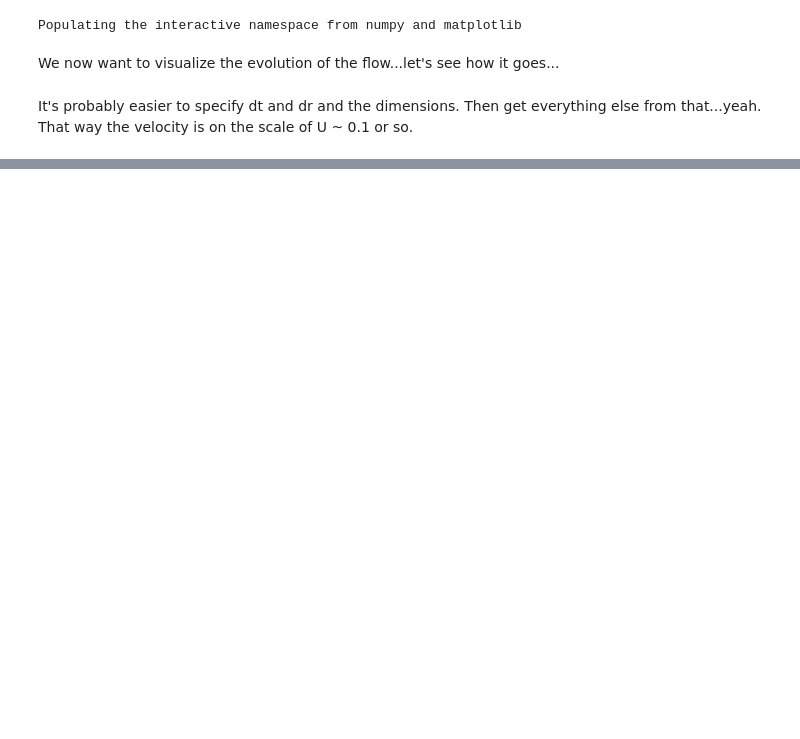
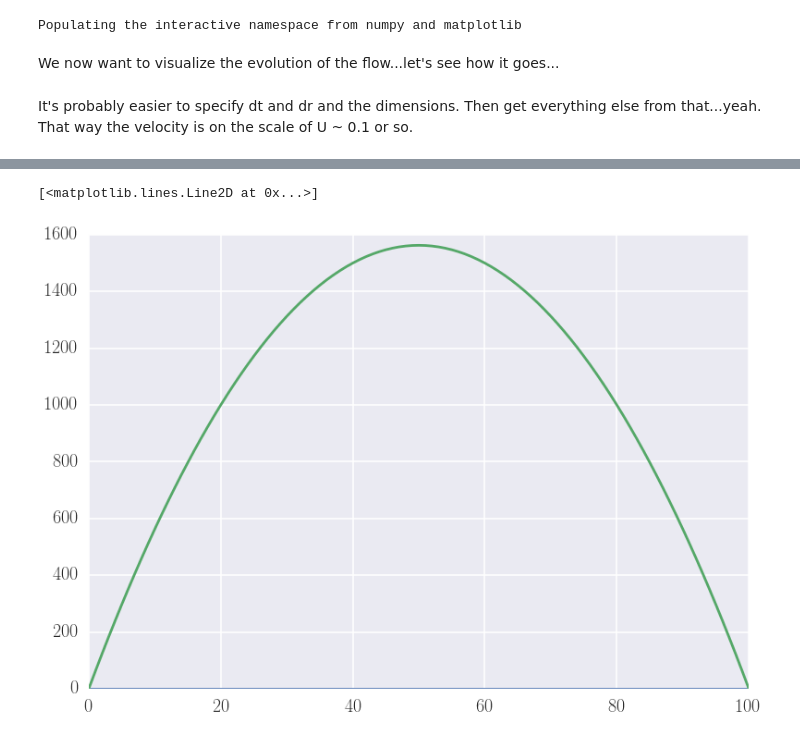
Before and after one commit to latticeboltzmann/2d-lb, a Jupyter notebook: testing/visualizing_pipe_flow_04.ipynb, the cells around one changed output, grey strips where cells are left out. Drawn from its saved outputs; the diff is of its cells as text; code cells hidden in the pictures; blank space fills up the shorter version.

```diff
--- a/testing/visualizing_pipe_flow_04.ipynb
+++ b/testing/visualizing_pipe_flow_04.ipynb
@@ -100,0 +106,12 @@ Cool. Let's say that we have constant input on the left and constant output on t
+# %%
+dp_dx = (P_inlet - P_outlet)/length
+r = np.arange(sim.ny)*dr - diameter/2
+R = diameter/2.
+
+prediction = -(1./(4*kinematic_viscosity))*dp_dx*(r**2-R**2)
+# %%
+plt.plot((sim.dr/sim.dt)*sim.u[50, :])
+plt.plot(prediction)
+# %% [output]
+[<matplotlib.lines.Line2D at 0x...>]
+[figure, added]
```
Also changed, not shown: parts of 7 cells of this notebook, 1 other file.
